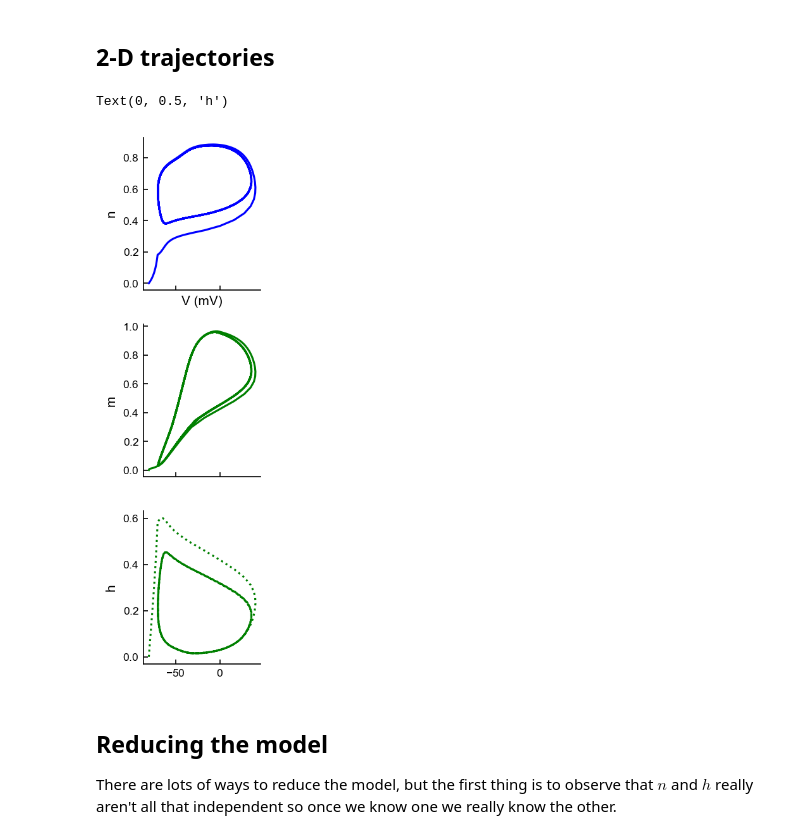
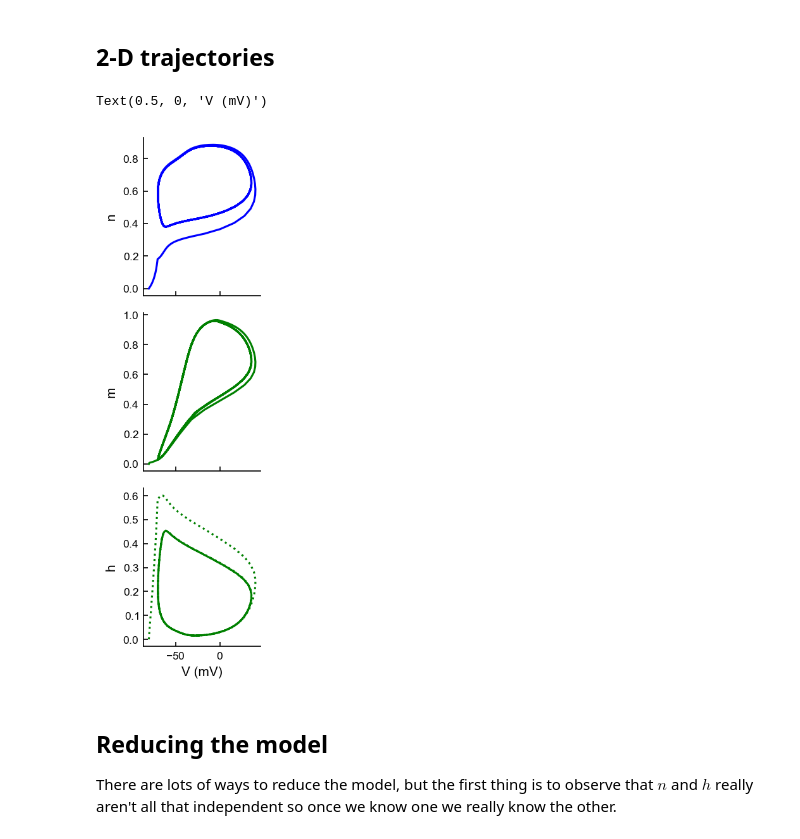
Before and after one commit to badralbanna/FTN, a Jupyter notebook: 5 HH simulation.ipynb, the cells around one changed output. Saved outputs shown, nothing was run; the diff lists cells and outputs as text; code cells hidden in the pictures.

```diff
--- a/5 HH simulation.ipynb
+++ b/5 HH simulation.ipynb
@@ -231,18 +231,18 @@ from numpy.random import randn
 # %%
 fig, (ax_n, ax_m, ax_h) = plt.subplots(nrows=3, sharex=True, figsize=(2,6))
 
 ax_n.plot(V, n, c='blue')
 ax_n.set_ylabel("n")
 
 ax_m.plot(V, m, c="green")
 ax_m.set_ylabel("m")
 
 ax_h.plot(V, h, c="green", ls=":")
 ax_h.set_ylabel("h")
-ax_n.set_xlabel("V (mV)")
+ax_h.set_xlabel("V (mV)")
 # %% [output]
-Text(0, 0.5, 'h')
+Text(0.5, 0, 'V (mV)')
-[figure, old version]
+[figure, new version]
 # %% [markdown]
 ## Reducing the model
 
```
Also changed, not shown: parts of 2 cells of this notebook, 4 other files.
